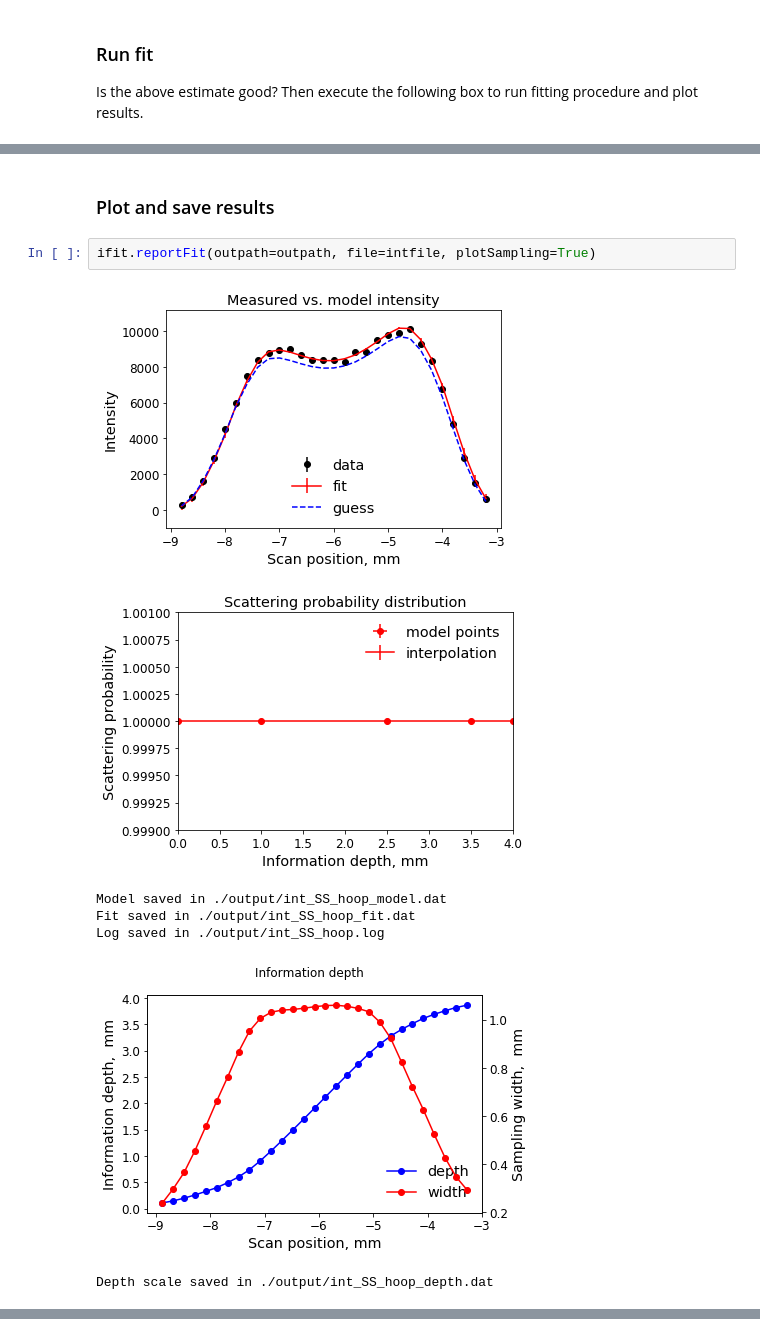
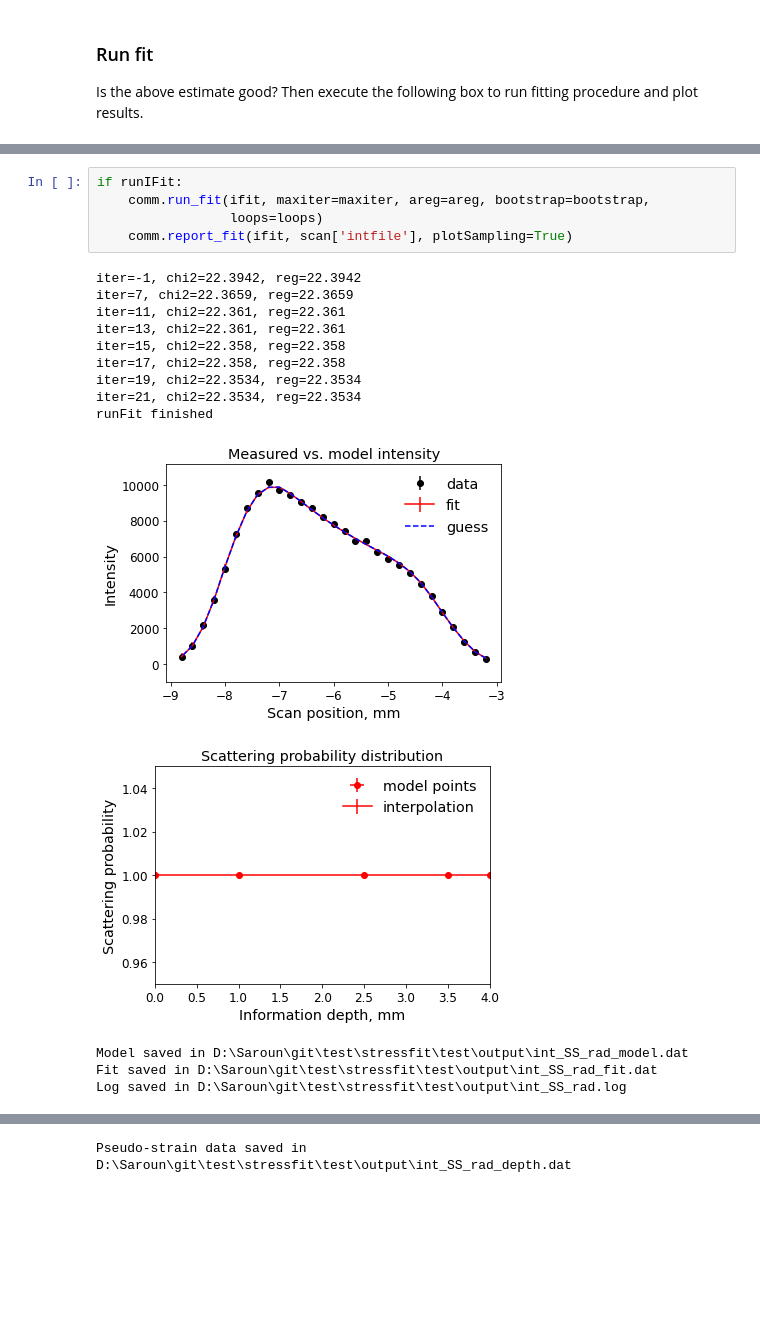
Before and after one commit to NPLtools/stressfit, a Jupyter notebook: stressfit_example1.ipynb, the cells around one changed output, grey strips where cells are left out. Saved outputs shown, nothing was run; the diff lists cells and outputs as text; blank space fills up the shorter version.

```diff
--- a/stressfit_example1.ipynb
+++ b/stressfit_example1.ipynb
@@ -279,12 +290,20 @@ runFit finished
-# %% [markdown]
-### Plot and save results
-# %%
-ifit.reportFit(outpath=outpath, file=intfile, plotSampling=True)
-# %% [output]
-[figure, removed]
-[figure, removed]
-Model saved in ./output/int_SS_hoop_model.dat
-Fit saved in ./output/int_SS_hoop_fit.dat
-Log saved in ./output/int_SS_hoop.log
-[figure, removed]
-Depth scale saved in ./output/int_SS_hoop_depth.dat
+# %%
+if runIFit:
+    comm.run_fit(ifit, maxiter=maxiter, areg=areg, bootstrap=bootstrap,
+                 loops=loops)
+    comm.report_fit(ifit, scan['intfile'], plotSampling=True)
+# %% [output]
+iter=-1, chi2=22.3942, reg=22.3942
+iter=7, chi2=22.3659, reg=22.3659
+iter=11, chi2=22.361, reg=22.361
+iter=13, chi2=22.361, reg=22.361
+iter=15, chi2=22.358, reg=22.358
+iter=17, chi2=22.358, reg=22.358
+iter=19, chi2=22.3534, reg=22.3534
+iter=21, chi2=22.3534, reg=22.3534
+runFit finished
+[figure, added]
+[figure, added]
+Model saved in D:\Saroun\git\test\stressfit\test\output\int_SS_rad_model.dat
+Fit saved in D:\Saroun\git\test\stressfit\test\output\int_SS_rad_fit.dat
+Log saved in D:\Saroun\git\test\stressfit\test\output\int_SS_rad.log
@@ -291,3 +311,4 @@ Depth scale saved in ./output/int_SS_hoop_depth.dat
+Pseudo-strain data saved in D:\Saroun\git\test\stressfit\test\output\int_SS_rad_depth.dat
 # %% [markdown]
 ## Fit strain distribution
 Fitting of strain depth distribution is similar to the above procedure for fitting intensities. The scattering probability distribution determined above will be automatically taken into account in modelling of pseudo-strains below.
```
Also changed, not shown: parts of 36 cells of this notebook, 5 other files.
